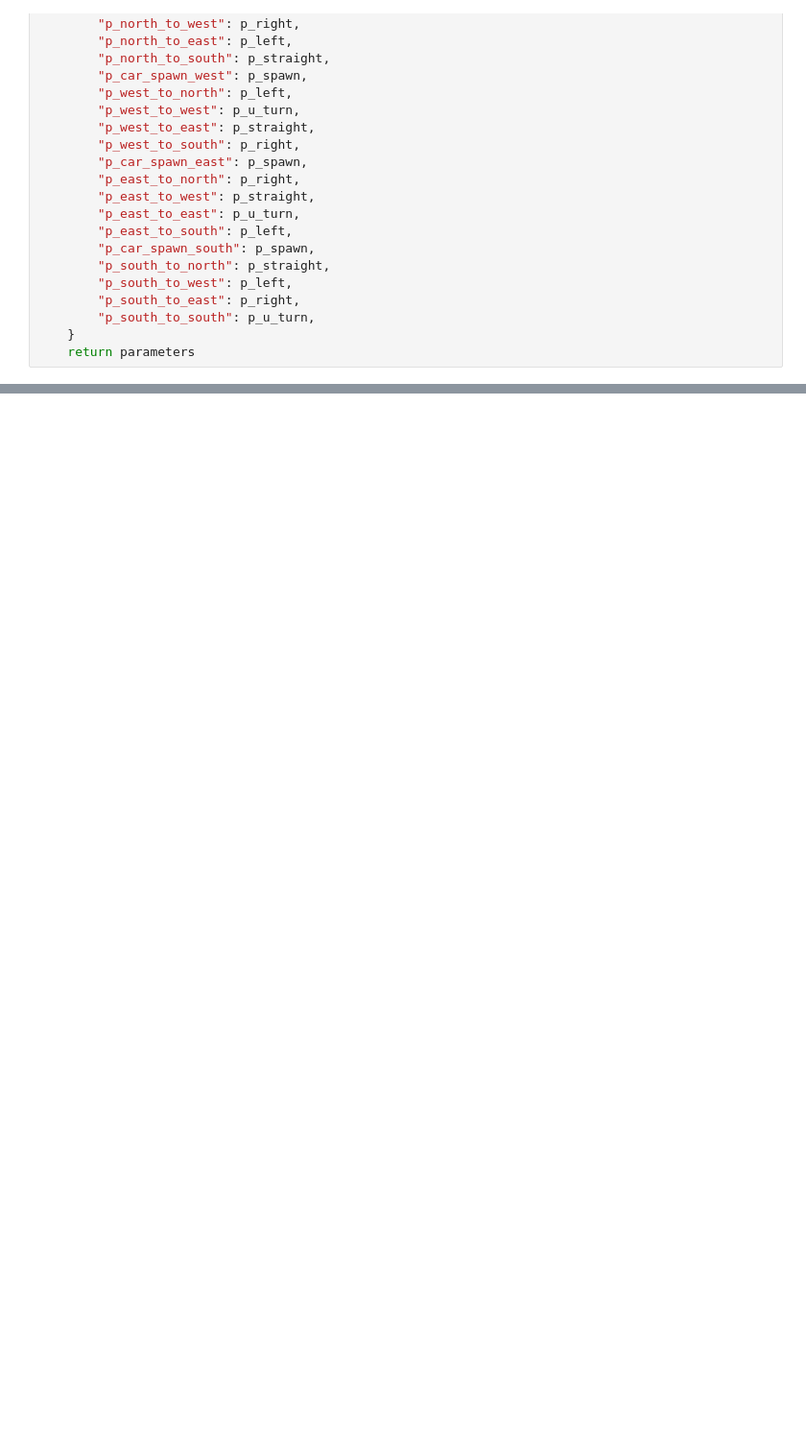
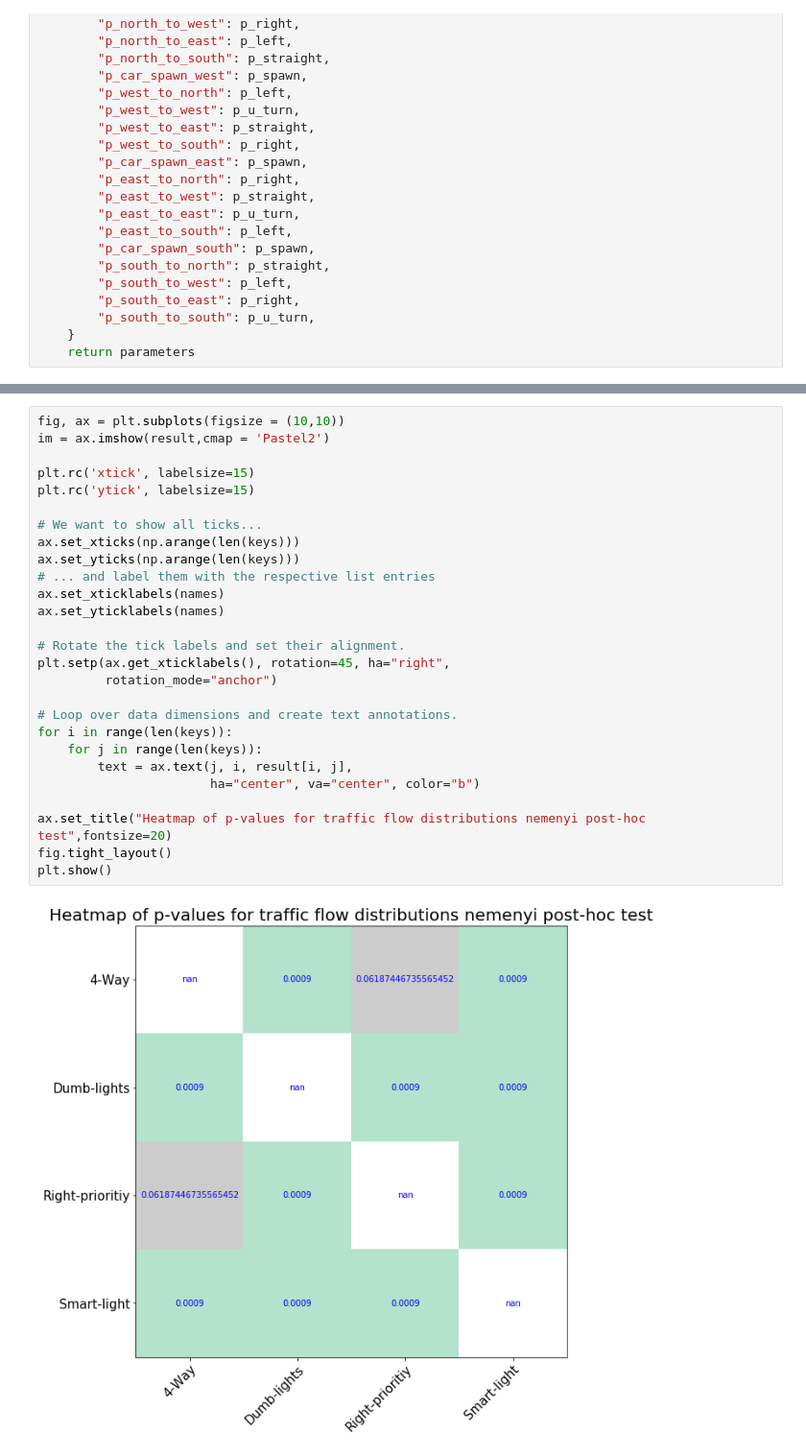
Before and after one commit to r-hoffmann/agent-based-modelling, a Jupyter notebook: Plots with CIs.ipynb, the cells around one changed output, grey strips where cells are left out. Shown: that part at 96% size. Drawn from its saved outputs; the diff is of its cells as text; blank space fills up the shorter version.

```diff
--- a/Plots with CIs.ipynb
+++ b/Plots with CIs.ipynb
@@ -148,0 +164,29 @@ TypeError: scatter() missing 2 required positional arguments: 'x' and 'y'
+# %%
+fig, ax = plt.subplots(figsize = (10,10))
+im = ax.imshow(result,cmap = 'Pastel2')
+
+plt.rc('xtick', labelsize=15)
+plt.rc('ytick', labelsize=15)
+
+# We want to show all ticks...
+ax.set_xticks(np.arange(len(keys)))
+ax.set_yticks(np.arange(len(keys)))
+# ... and label them with the respective list entries
+ax.set_xticklabels(names)
+ax.set_yticklabels(names)
+
+# Rotate the tick labels and set their alignment.
+plt.setp(ax.get_xticklabels(), rotation=45, ha="right",
+         rotation_mode="anchor")
+
+# Loop over data dimensions and create text annotations.
+for i in range(len(keys)):
+    for j in range(len(keys)):
+        text = ax.text(j, i, result[i, j],
+                       ha="center", va="center", color="b")
+
+ax.set_title("Heatmap of p-values for traffic flow distributions nemenyi post-hoc test",fontsize=20)
+fig.tight_layout()
+plt.show()
+# %% [output]
+[figure, added]
```
Also changed, not shown: parts of 13 cells of this notebook.
